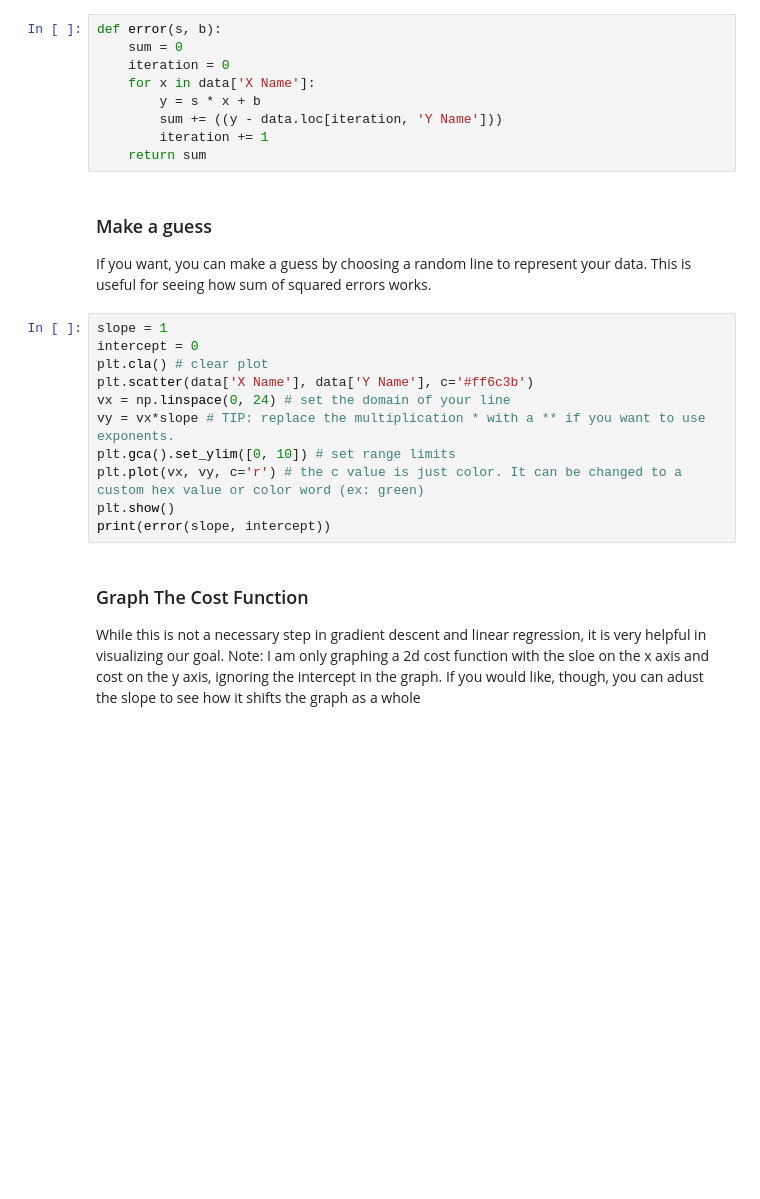
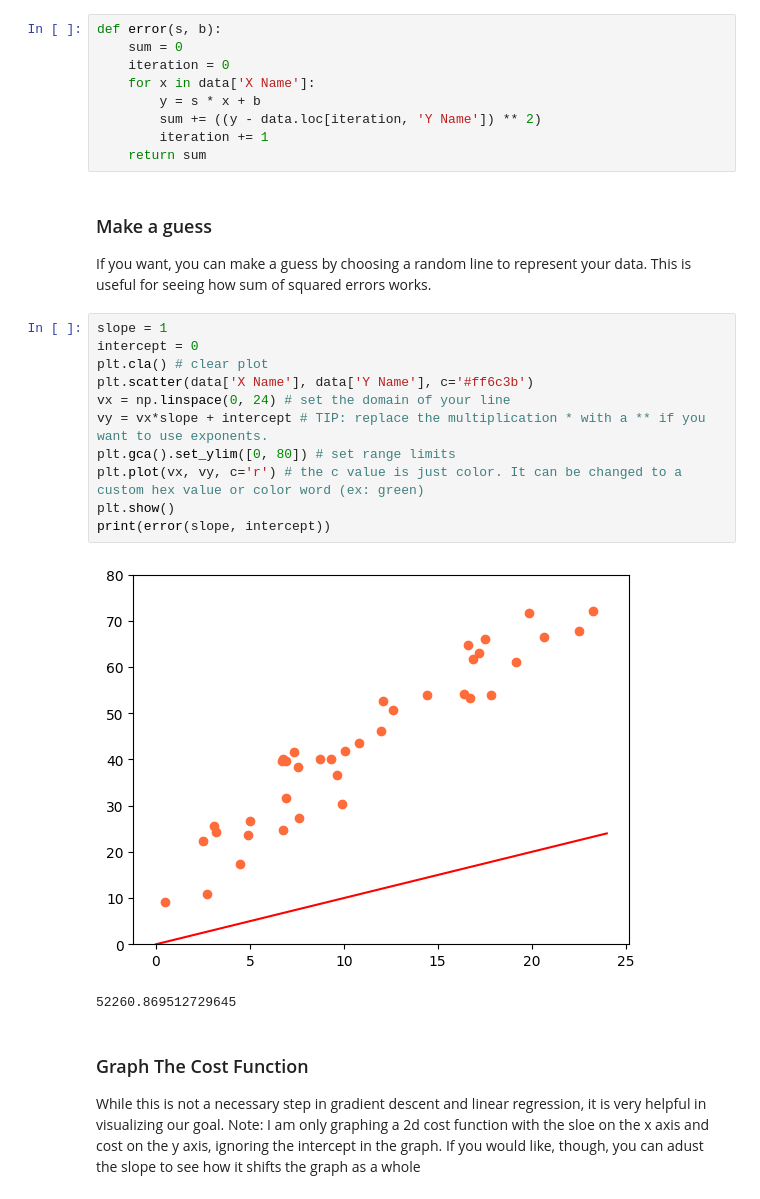
Before and after one commit to JadonLee8/LinRegLessonResources, a Jupyter notebook: Linear Regression.ipynb, the cells around one changed output. Saved outputs shown, nothing was run; the diff lists cells and outputs as text; blank space fills up the shorter version.

```diff
--- a/Linear Regression.ipynb
+++ b/Linear Regression.ipynb
@@ -54,7 +65,7 @@ def error(s, b):
     iteration = 0
     for x in data['X Name']:
         y = s * x + b
-        sum += ((y - data.loc[iteration, 'Y Name']))
+        sum += ((y - data.loc[iteration, 'Y Name']) ** 2)
         iteration += 1
     return sum
 # %% [markdown]
@@ -63,14 +74,17 @@ If you want, you can make a guess by choosing a random line to represent your da
 # %%
 slope = 1
 intercept = 0
 plt.cla() # clear plot
 plt.scatter(data['X Name'], data['Y Name'], c='#ff6c3b')
 vx = np.linspace(0, 24) # set the domain of your line
-vy = vx*slope # TIP: replace the multiplication * with a ** if you want to use exponents.
-plt.gca().set_ylim([0, 10]) # set range limits
+vy = vx*slope + intercept # TIP: replace the multiplication * with a ** if you want to use exponents.
+plt.gca().set_ylim([0, 80]) # set range limits
 plt.plot(vx, vy, c='r') # the c value is just color. It can be changed to a custom hex value or color word (ex: green)
 plt.show()
 print(error(slope, intercept))
+# %% [output]
+[figure, added]
+52260.869512729645
 # %% [markdown]
 ### Graph The Cost Function
 While this is not a necessary step in gradient descent and linear regression, it is very helpful in visualizing our goal.
```
Also changed, not shown: parts of 5 cells of this notebook, 1 other file.
